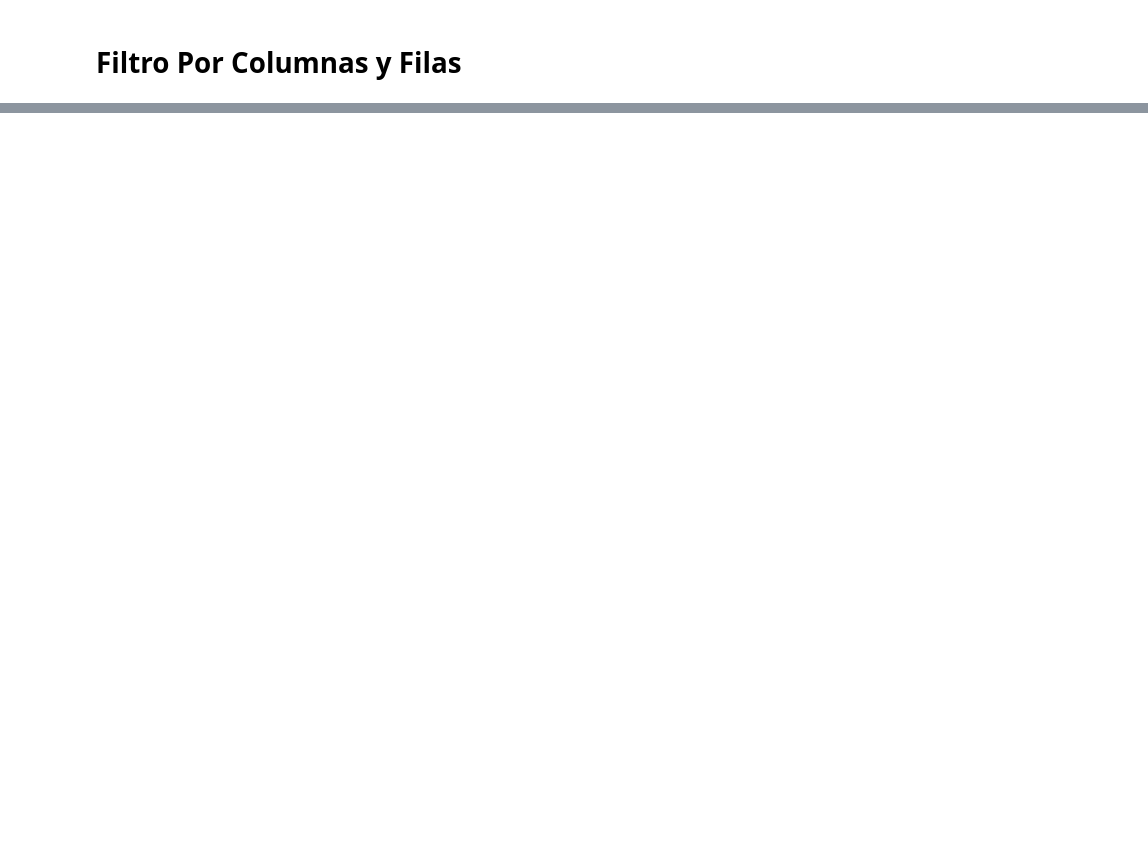
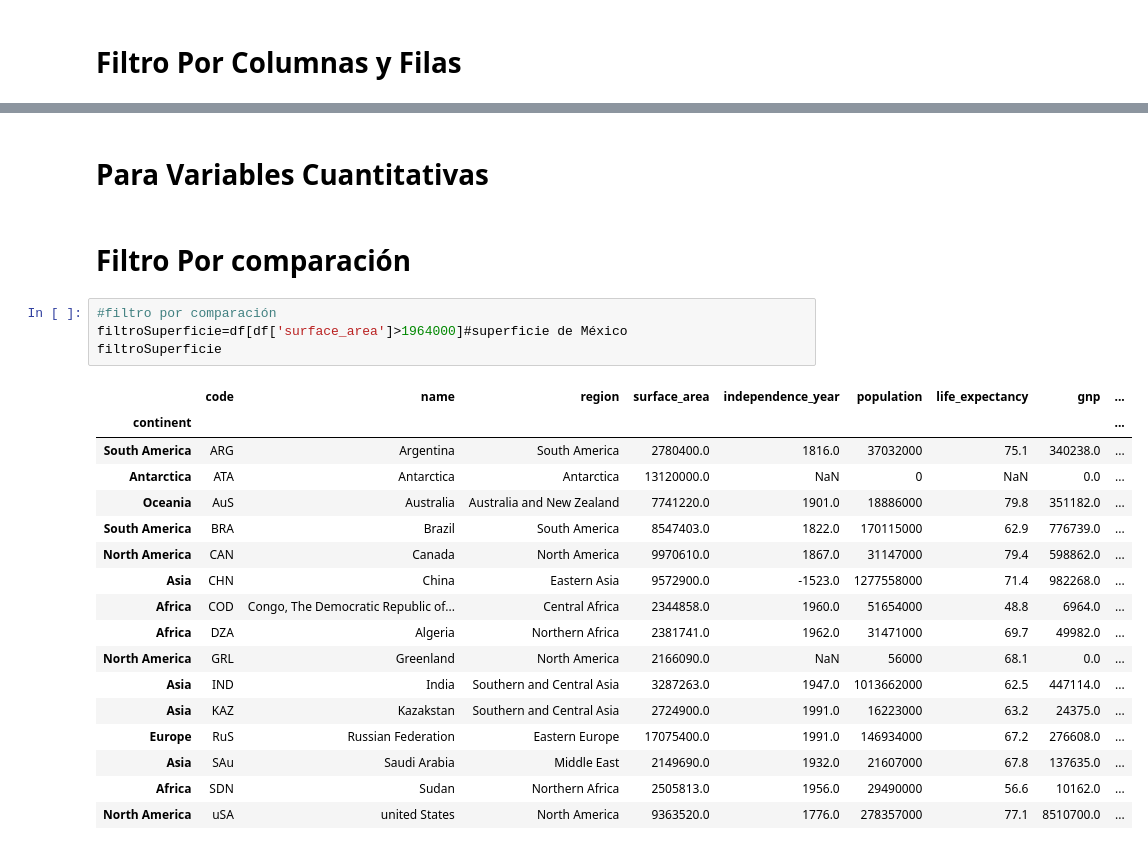
Before and after one commit to MiniomTarolero/Actividad-1-Extracci-n-de-datos-, a Jupyter notebook: CountryTable.ipynb, the cells around one changed output, grey strips where cells are left out. Drawn from its saved outputs; the diff is of its cells as text; blank space fills up the shorter version.

```diff
--- a/CountryTable.ipynb
+++ b/CountryTable.ipynb
@@ -196,0 +332,26 @@ files.download("filtroColumasNoConsecutivas.csv")
+# %% [markdown]
+# Para Variables Cuantitativas
+# %% [markdown]
+# Filtro Por comparación
+# %%
+#filtro por comparación
+filtroSuperficie=df[df['surface_area']>1964000]#superficie de México
+filtroSuperficie
+# %% [output]
+|  | code | name | region | surface_area | independence_year | population | life_expectancy | gnp | ... |
+| continent |  |  |  |  |  |  |  |  | ... |
+| South America | ARG | Argentina | South America | 2780400.0 | 1816.0 | 37032000 | 75.1 | 340238.0 | ... |
+| Antarctica | ATA | Antarctica | Antarctica | 13120000.0 | NaN | 0 | NaN | 0.0 | ... |
+| Oceania | AuS | Australia | Australia and New Zealand | 7741220.0 | 1901.0 | 18886000 | 79.8 | 351182.0 | ... |
+| South America | BRA | Brazil | South America | 8547403.0 | 1822.0 | 170115000 | 62.9 | 776739.0 | ... |
+| North America | CAN | Canada | North America | 9970610.0 | 1867.0 | 31147000 | 79.4 | 598862.0 | ... |
+| Asia | CHN | China | Eastern Asia | 9572900.0 | -1523.0 | 1277558000 | 71.4 | 982268.0 | ... |
+| Africa | COD | Congo, The Democratic Republic of... | Central Africa | 2344858.0 | 1960.0 | 51654000 | 48.8 | 6964.0 | ... |
+| Africa | DZA | Algeria | Northern Africa | 2381741.0 | 1962.0 | 31471000 | 69.7 | 49982.0 | ... |
+| North America | GRL | Greenland | North America | 2166090.0 | NaN | 56000 | 68.1 | 0.0 | ... |
+| Asia | IND | India | Southern and Central Asia | 3287263.0 | 1947.0 | 1013662000 | 62.5 | 447114.0 | ... |
+| Asia | KAZ | Kazakstan | Southern and Central Asia | 2724900.0 | 1991.0 | 16223000 | 63.2 | 24375.0 | ... |
+| Europe | RuS | Russian Federation | Eastern Europe | 17075400.0 | 1991.0 | 146934000 | 67.2 | 276608.0 | ... |
+| Asia | SAu | Saudi Arabia | Middle East | 2149690.0 | 1932.0 | 21607000 | 67.8 | 137635.0 | ... |
+| Africa | SDN | Sudan | Northern Africa | 2505813.0 | 1956.0 | 29490000 | 56.6 | 10162.0 | ... |
+| North America | uSA | united States | North America | 9363520.0 | 1776.0 | 278357000 | 77.1 | 8510700.0 | ... |
```
Also changed, not shown: parts of 30 cells of this notebook.
